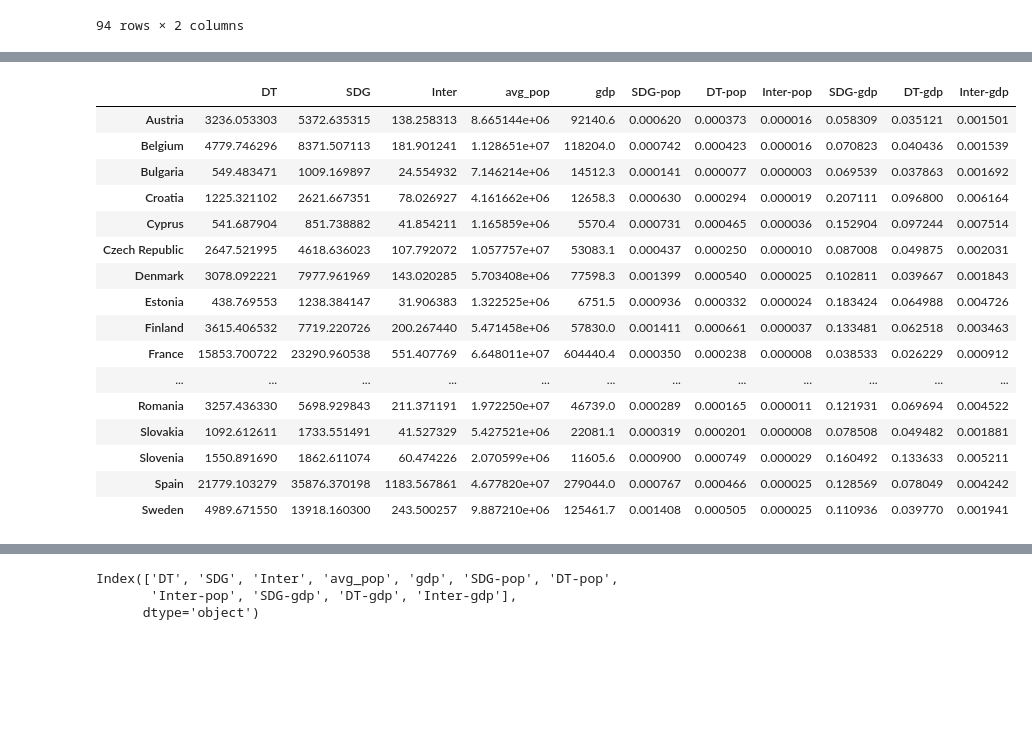
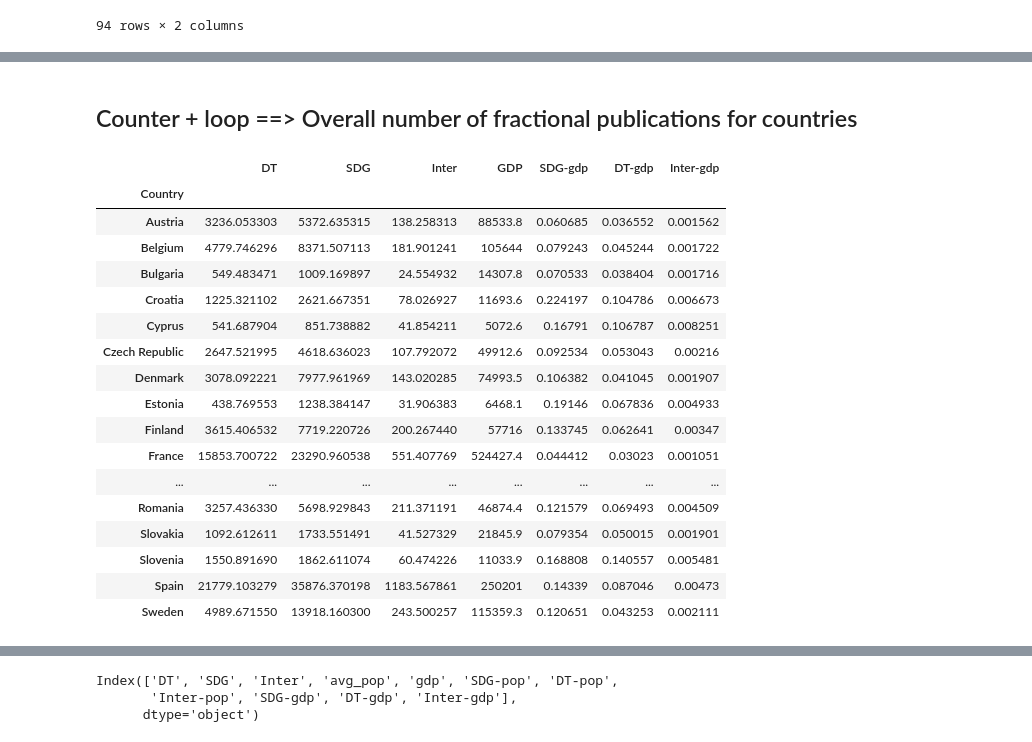
Before and after one commit to KnuxV/SDG, a Jupyter notebook: notebooks/INNOVA3.ipynb, the cells around one changed output, grey strips where cells are left out. Cells and saved outputs as stored; diff of their text form; code cells hidden in the pictures; blank space fills up the shorter version.

```diff
--- a/notebooks/INNOVA3.ipynb
+++ b/notebooks/INNOVA3.ipynb
@@ -11,8 +13,8 @@ import plotly.graph_objects as go
 from plotly.subplots import make_subplots
 import plotly
 # %%
-df_sdg = pd.read_pickle("../data/dataframes/output/all_sdg_fixed_dst.pkl")
-df_digital = pd.read_pickle("../data/dataframes/DT/dt_updated.pkl")
+df_sdg = pd.read_pickle("../data/dataframes/all_sdg_fixed_dst.pkl")
+df_digital = pd.read_pickle("../data/dataframes/dt_updated.pkl")
 eu = pd.read_excel("../data/countries_eu.xlsx", sheet_name='EU')['Country'].to_list()
 # Filtering for Journal only
 df_sdg = df_sdg[df_sdg.PT == 'J']
@@ -62 +77,3 @@ gdppop
+# %% [markdown]
+## Counter + loop ==> Overall number of fractional publications for countries
 # %%
@@ -127,51 +112,38 @@ for row in df_sdg.itertuples(index=False, name=None):
                 if actor in eu:
                     dic_countries_frac['EU']['Inter'] += 1/size_actors
 # %%
-"""df_country = pd.DataFrame.from_dict(data=dic_countries, orient="index", columns=['SDG', 'DT', 'SDG-DT'])
-df_country_eu = df_country.loc[eu_countries, :]
-df_country_eu.index.names = ['Country']
-
-df_country_eu = df_country_eu.merge(gdppop, left_index=True, right_index=True)
-df_country_eu.loc[:, 'SDG-pop'] = df_country_eu.loc[:, 'SDG'] /  df_country_eu.loc[:, 'avg_pop']
-df_country_eu.loc[:, 'DT-pop'] = df_country_eu.loc[:, 'DT'] /  df_country_eu.loc[:, 'avg_pop']
-df_country_eu.loc[:, 'SDG-DT-pop'] = df_country_eu.loc[:, 'SDG-DT'] /  df_country_eu.loc[:, 'avg_pop']
-
-df_country_eu.loc[:, 'SDG-gdp'] = df_country_eu.loc[:, 'SDG'] /  df_country_eu.loc[:, 'gdp']
-df_country_eu.loc[:, 'DT-gdp'] = df_country_eu.loc[:, 'DT'] /  df_country_eu.loc[:, 'gdp']
-df_country_eu.loc[:, 'SDG-DT-gdp'] = df_country_eu.loc[:, 'SDG-DT'] /  df_country_eu.loc[:, 'gdp']
-
-df_country_eu"""
 
 df_country = pd.DataFrame.from_dict(data=dic_countries_frac, orient="index")
 df_country_eu = df_country.loc[eu, :]
 
 df_country_eu.index.names = ['Country']
 
 df_country_eu = df_country_eu.merge(gdppop, left_index=True, right_index=True)
 df_country_eu.loc[:, 'SDG-pop'] = df_country_eu.loc[:, 'SDG'] /  df_country_eu.loc[:, 'avg_pop']
 df_country_eu.loc[:, 'DT-pop'] = df_country_eu.loc[:, 'DT'] /  df_country_eu.loc[:, 'avg_pop']
 df_country_eu.loc[:, 'Inter-pop'] = df_country_eu.loc[:, 'Inter'] /  df_country_eu.loc[:, 'avg_pop']
 
 df_country_eu.loc[:, 'SDG-gdp'] = df_country_eu.loc[:, 'SDG'] /  df_country_eu.loc[:, 'gdp']
 df_country_eu.loc[:, 'DT-gdp'] = df_country_eu.loc[:, 'DT'] /  df_country_eu.loc[:, 'gdp']
 df_country_eu.loc[:, 'Inter-gdp'] = df_country_eu.loc[:, 'Inter'] /  df_country_eu.loc[:, 'gdp']
 #
 df_country_eu
 # %% [output]
-|  | DT | SDG | Inter | avg_pop | gdp | SDG-pop | DT-pop | Inter-pop | SDG-gdp | DT-gdp | Inter-gdp |
-| Austria | 3236.053303 | 5372.635315 | 138.258313 | 8.665144e+06 | 92140.6 | 0.000620 | 0.000373 | 0.000016 | 0.058309 | 0.035121 | 0.001501 |
-| Belgium | 4779.746296 | 8371.507113 | 181.901241 | 1.128651e+07 | 118204.0 | 0.000742 | 0.000423 | 0.000016 | 0.070823 | 0.040436 | 0.001539 |
-| Bulgaria | 549.483471 | 1009.169897 | 24.554932 | 7.146214e+06 | 14512.3 | 0.000141 | 0.000077 | 0.000003 | 0.069539 | 0.037863 | 0.001692 |
-| Croatia | 1225.321102 | 2621.667351 | 78.026927 | 4.161662e+06 | 12658.3 | 0.000630 | 0.000294 | 0.000019 | 0.207111 | 0.096800 | 0.006164 |
-| Cyprus | 541.687904 | 851.738882 | 41.854211 | 1.165859e+06 | 5570.4 | 0.000731 | 0.000465 | 0.000036 | 0.152904 | 0.097244 | 0.007514 |
-| Czech Republic | 2647.521995 | 4618.636023 | 107.792072 | 1.057757e+07 | 53083.1 | 0.000437 | 0.000250 | 0.000010 | 0.087008 | 0.049875 | 0.002031 |
-| Denmark | 3078.092221 | 7977.961969 | 143.020285 | 5.703408e+06 | 77598.3 | 0.001399 | 0.000540 | 0.000025 | 0.102811 | 0.039667 | 0.001843 |
-| Estonia | 438.769553 | 1238.384147 | 31.906383 | 1.322525e+06 | 6751.5 | 0.000936 | 0.000332 | 0.000024 | 0.183424 | 0.064988 | 0.004726 |
-| Finland | 3615.406532 | 7719.220726 | 200.267440 | 5.471458e+06 | 57830.0 | 0.001411 | 0.000661 | 0.000037 | 0.133481 | 0.062518 | 0.003463 |
-| France | 15853.700722 | 23290.960538 | 551.407769 | 6.648011e+07 | 604440.4 | 0.000350 | 0.000238 | 0.000008 | 0.038533 | 0.026229 | 0.000912 |
-| ... | ... | ... | ... | ... | ... | ... | ... | ... | ... | ... | ... |
-| Romania | 3257.436330 | 5698.929843 | 211.371191 | 1.972250e+07 | 46739.0 | 0.000289 | 0.000165 | 0.000011 | 0.121931 | 0.069694 | 0.004522 |
-| Slovakia | 1092.612611 | 1733.551491 | 41.527329 | 5.427521e+06 | 22081.1 | 0.000319 | 0.000201 | 0.000008 | 0.078508 | 0.049482 | 0.001881 |
-| Slovenia | 1550.891690 | 1862.611074 | 60.474226 | 2.070599e+06 | 11605.6 | 0.000900 | 0.000749 | 0.000029 | 0.160492 | 0.133633 | 0.005211 |
-| Spain | 21779.103279 | 35876.370198 | 1183.567861 | 4.677820e+07 | 279044.0 | 0.000767 | 0.000466 | 0.000025 | 0.128569 | 0.078049 | 0.004242 |
-| Sweden | 4989.671550 | 13918.160300 | 243.500257 | 9.887210e+06 | 125461.7 | 0.001408 | 0.000505 | 0.000025 | 0.110936 | 0.039770 | 0.001941 |
+|  | DT | SDG | Inter | GDP | SDG-gdp | DT-gdp | Inter-gdp |
+| Country |  |  |  |  |  |  |  |
+| Austria | 3236.053303 | 5372.635315 | 138.258313 | 88533.8 | 0.060685 | 0.036552 | 0.001562 |
+| Belgium | 4779.746296 | 8371.507113 | 181.901241 | 105644 | 0.079243 | 0.045244 | 0.001722 |
+| Bulgaria | 549.483471 | 1009.169897 | 24.554932 | 14307.8 | 0.070533 | 0.038404 | 0.001716 |
+| Croatia | 1225.321102 | 2621.667351 | 78.026927 | 11693.6 | 0.224197 | 0.104786 | 0.006673 |
+| Cyprus | 541.687904 | 851.738882 | 41.854211 | 5072.6 | 0.16791 | 0.106787 | 0.008251 |
+| Czech Republic | 2647.521995 | 4618.636023 | 107.792072 | 49912.6 | 0.092534 | 0.053043 | 0.00216 |
+| Denmark | 3078.092221 | 7977.961969 | 143.020285 | 74993.5 | 0.106382 | 0.041045 | 0.001907 |
+| Estonia | 438.769553 | 1238.384147 | 31.906383 | 6468.1 | 0.19146 | 0.067836 | 0.004933 |
+| Finland | 3615.406532 | 7719.220726 | 200.267440 | 57716 | 0.133745 | 0.062641 | 0.00347 |
+| France | 15853.700722 | 23290.960538 | 551.407769 | 524427.4 | 0.044412 | 0.03023 | 0.001051 |
+| ... | ... | ... | ... | ... | ... | ... | ... |
+| Romania | 3257.436330 | 5698.929843 | 211.371191 | 46874.4 | 0.121579 | 0.069493 | 0.004509 |
+| Slovakia | 1092.612611 | 1733.551491 | 41.527329 | 21845.9 | 0.079354 | 0.050015 | 0.001901 |
+| Slovenia | 1550.891690 | 1862.611074 | 60.474226 | 11033.9 | 0.168808 | 0.140557 | 0.005481 |
+| Spain | 21779.103279 | 35876.370198 | 1183.567861 | 250201 | 0.14339 | 0.087046 | 0.00473 |
+| Sweden | 4989.671550 | 13918.160300 | 243.500257 | 115359.3 | 0.120651 | 0.043253 | 0.002111 |
```
Also changed, not shown: parts of 27 cells of this notebook, 25 other files.
